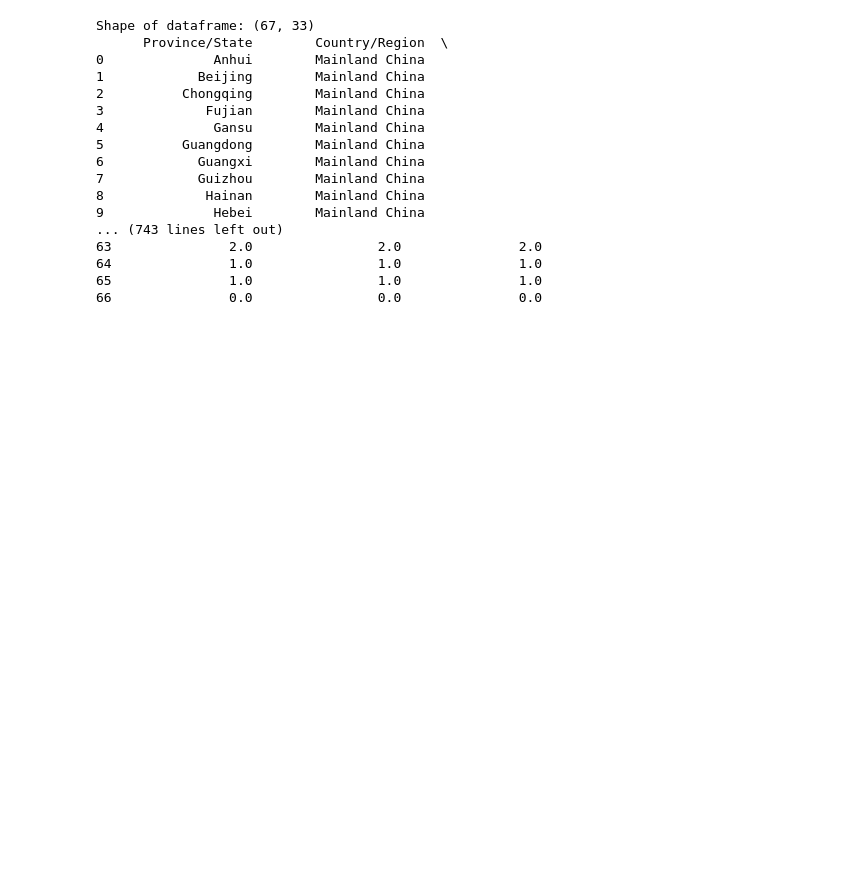
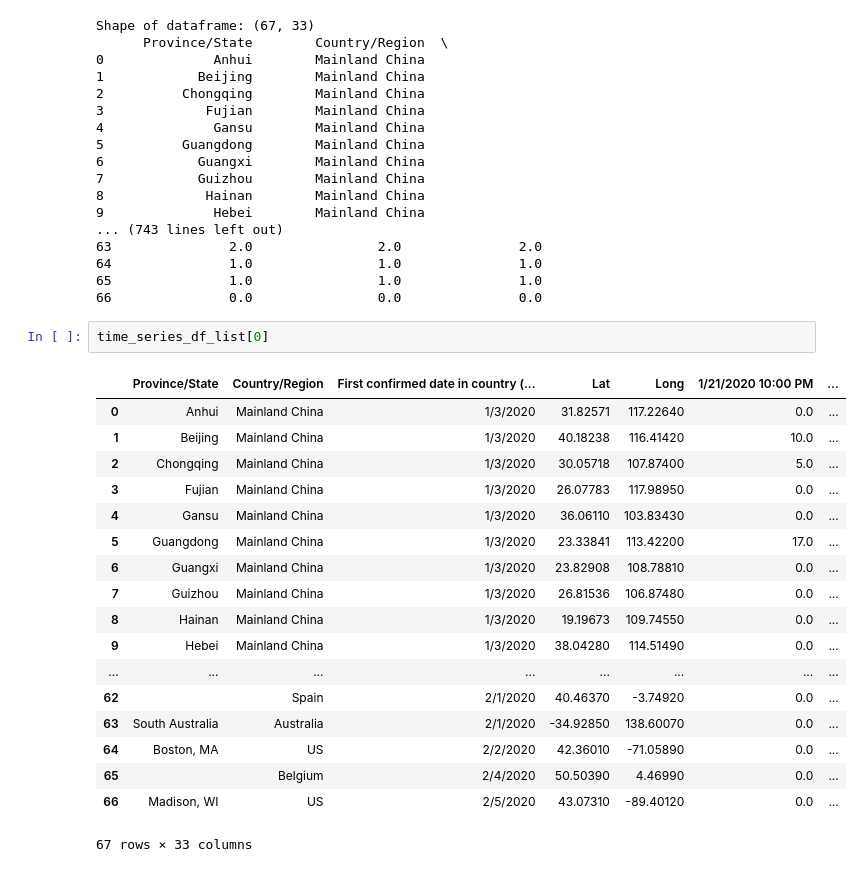
Before and after one commit to msarnacki/coronavirus-2019-nCoV, a Jupyter notebook: main.ipynb, the cells around one changed output. Drawn from its saved outputs; the diff is of its cells as text; blank space fills up the shorter version.

```diff
--- a/main.ipynb
+++ b/main.ipynb
@@ -141,3 +143,24 @@ Shape of dataframe: (67, 33)
 64               1.0                1.0               1.0
 65               1.0                1.0               1.0
 66               0.0                0.0               0.0
+# %%
+time_series_df_list[0]
+# %% [output]
+|  | Province/State | Country/Region | First confirmed date in country (... | Lat | Long | 1/21/2020 10:00 PM | ... |
+| 0 | Anhui | Mainland China | 1/3/2020 | 31.82571 | 117.22640 | 0.0 | ... |
+| 1 | Beijing | Mainland China | 1/3/2020 | 40.18238 | 116.41420 | 10.0 | ... |
+| 2 | Chongqing | Mainland China | 1/3/2020 | 30.05718 | 107.87400 | 5.0 | ... |
+| 3 | Fujian | Mainland China | 1/3/2020 | 26.07783 | 117.98950 | 0.0 | ... |
+| 4 | Gansu | Mainland China | 1/3/2020 | 36.06110 | 103.83430 | 0.0 | ... |
+| 5 | Guangdong | Mainland China | 1/3/2020 | 23.33841 | 113.42200 | 17.0 | ... |
+| 6 | Guangxi | Mainland China | 1/3/2020 | 23.82908 | 108.78810 | 0.0 | ... |
+| 7 | Guizhou | Mainland China | 1/3/2020 | 26.81536 | 106.87480 | 0.0 | ... |
+| 8 | Hainan | Mainland China | 1/3/2020 | 19.19673 | 109.74550 | 0.0 | ... |
+| 9 | Hebei | Mainland China | 1/3/2020 | 38.04280 | 114.51490 | 0.0 | ... |
+| ... | ... | ... | ... | ... | ... | ... | ... |
+| 62 |  | Spain | 2/1/2020 | 40.46370 | -3.74920 | 0.0 | ... |
+| 63 | South Australia | Australia | 2/1/2020 | -34.92850 | 138.60070 | 0.0 | ... |
+| 64 | Boston, MA | US | 2/2/2020 | 42.36010 | -71.05890 | 0.0 | ... |
+| 65 |  | Belgium | 2/4/2020 | 50.50390 | 4.46990 | 0.0 | ... |
+| 66 | Madison, WI | US | 2/5/2020 | 43.07310 | -89.40120 | 0.0 | ... |
+67 rows × 33 columns
```
Also changed, not shown: parts of 6 cells of this notebook.
